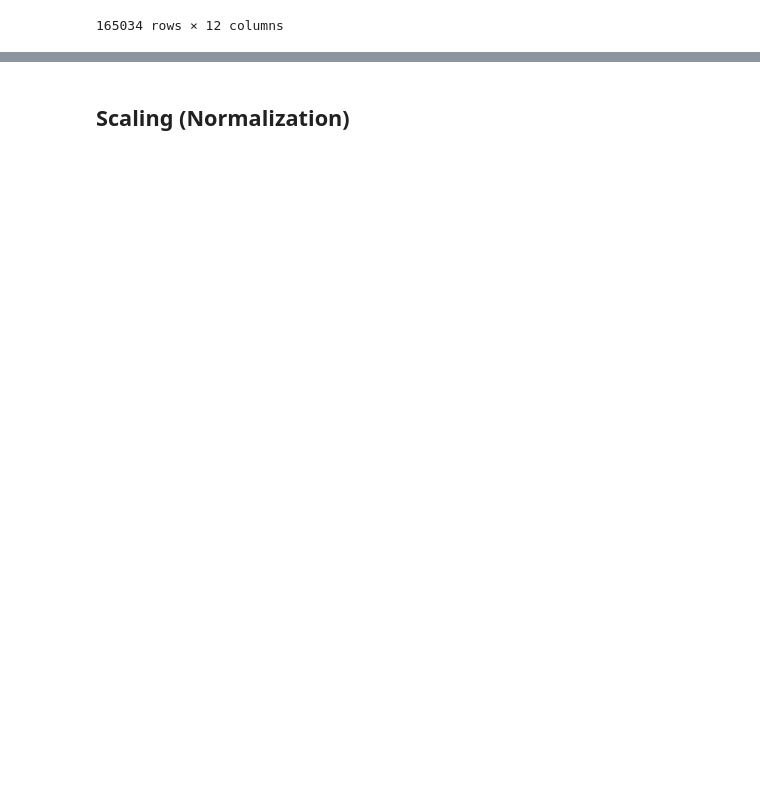
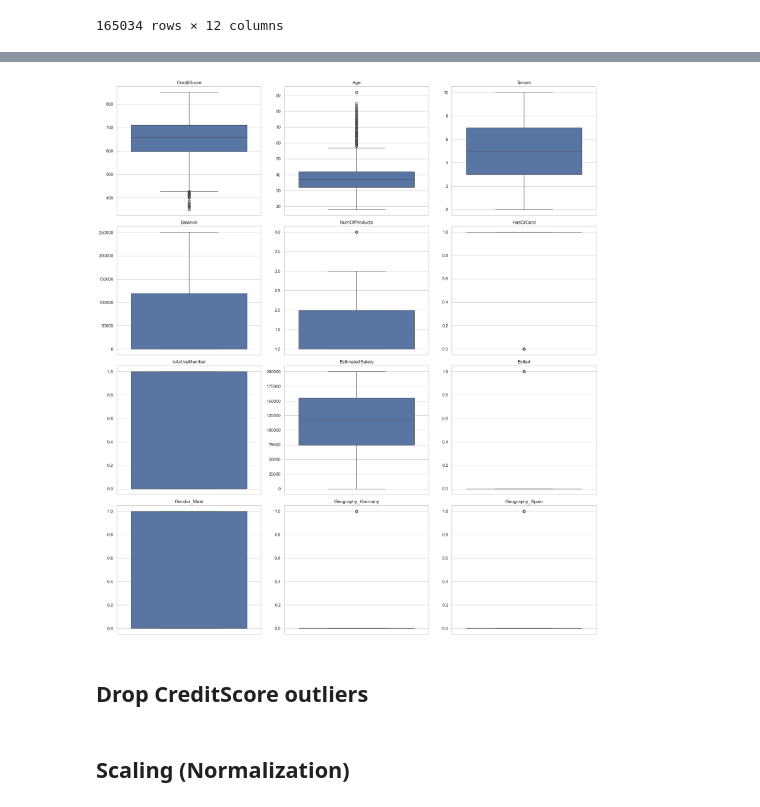
Before and after one commit to ahmed-salah-1/Bank-Churn, a Jupyter notebook: project.ipynb, the cells around one changed output, grey strips where cells are left out. Cells and saved outputs as stored; diff of their text form; code cells hidden in the pictures; blank space fills up the shorter version.

```diff
--- a/project.ipynb
+++ b/project.ipynb
@@ -143,0 +174,27 @@ sns.heatmap(correlation_matrix, annot=True, cmap='Blues', fmt='.2f')
+# %%
+# Select only numerical columns
+numeric_cols = df.select_dtypes(include='number').columns
+
+# Number of columns in the grid
+n_cols = 3
+n_rows = math.ceil(len(numeric_cols) / n_cols)
+
+# Create the figure
+fig, axes = plt.subplots(n_rows, n_cols, figsize=(18, 5 * n_rows))
+axes = axes.flatten()
+
+# Draw one boxplot for each feature
+for i, col in enumerate(numeric_cols):
+    sns.boxplot(y=df[col], ax=axes[i])
+    axes[i].set_title(col)
+    axes[i].set_xlabel("")
+    axes[i].set_ylabel("")
+
+# Remove empty subplots
+for j in range(i + 1, len(axes)):
+    fig.delaxes(axes[j])
+
+plt.tight_layout()
+plt.show()
+# %% [output]
+[figure, added]
@@ -143,0 +203,2 @@ sns.heatmap(correlation_matrix, annot=True, cmap='Blues', fmt='.2f')
+# %% [markdown]
+## Drop CreditScore outliers
```
Also changed, not shown: parts of 17 cells of this notebook.
